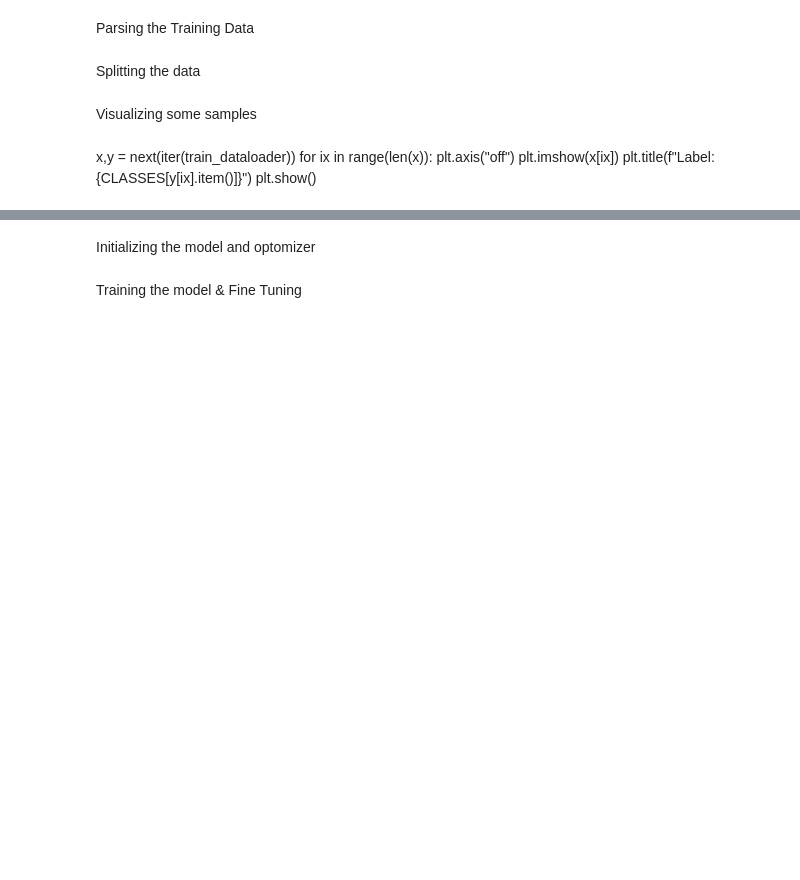
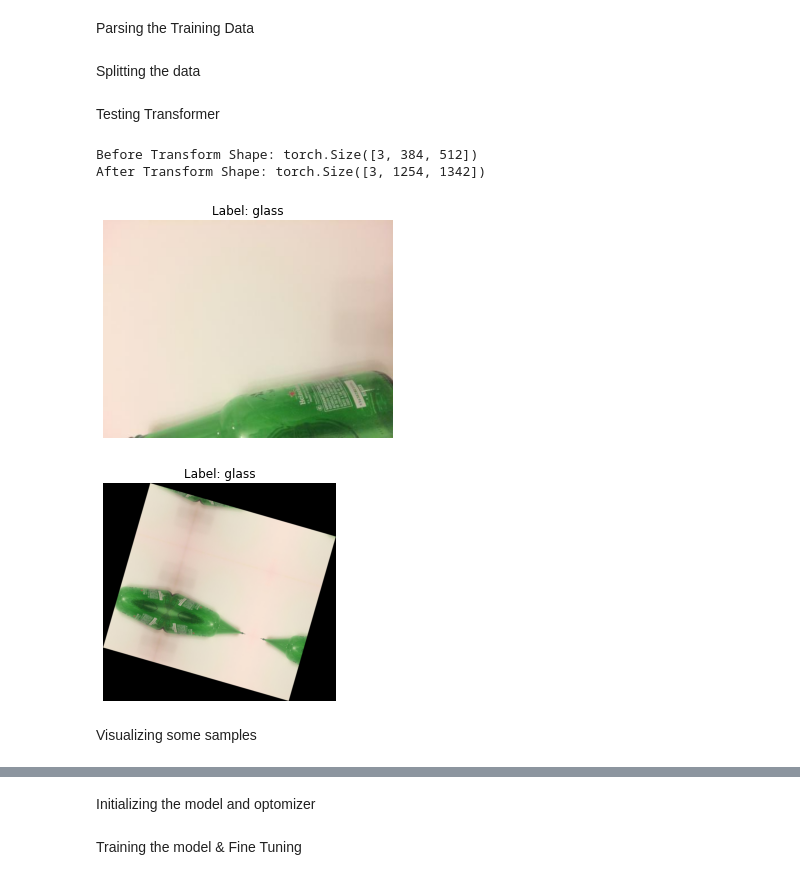
Before and after one commit to robmosys-tum/PapPercComp, a Jupyter notebook: Garbage Classifier.ipynb, the cells around one changed output, grey strips where cells are left out. Saved outputs shown, nothing was run; the diff lists cells and outputs as text; code cells hidden in the pictures; blank space fills up the shorter version.

```diff
--- a/Garbage Classifier.ipynb
+++ b/Garbage Classifier.ipynb
@@ -33,9 +34,25 @@ val_dataloader = DataLoader(val_dataset, batch_size=8)
+# %% [markdown]
+Testing Transformer
+# %%
+transform = transforms.Compose([
+    transforms.ToPILImage(),
+    transforms.Pad(300, padding_mode='reflect'),
+    transforms.RandomRotation(20,expand=True),
+    transforms.RandomVerticalFlip(0.5),
+    transforms.RandomHorizontalFlip(0.5),
+    transforms.ToTensor()
+])
+# %%
+x, y = trashset[0]
+print("Before Transform Shape:", x.shape)
+plot(x, y)
+xT = transform(x)
+print("After Transform Shape:", xT.shape)
+plot(xT, y)
+# %% [output]
+Before Transform Shape: torch.Size([3, 384, 512])
+After Transform Shape: torch.Size([3, 1254, 1342])
+[figure, added]
+[figure, added]
 # %% [markdown]
 Visualizing some samples
-# %% [markdown]
-x,y = next(iter(train_dataloader))
-for ix in range(len(x)):
-    plt.axis("off")
-    plt.imshow(x[ix])
-    plt.title(f"Label: {CLASSES[y[ix].item()]}")
-    plt.show()
```
Also changed, not shown: parts of 20 cells of this notebook, 6 other files.
